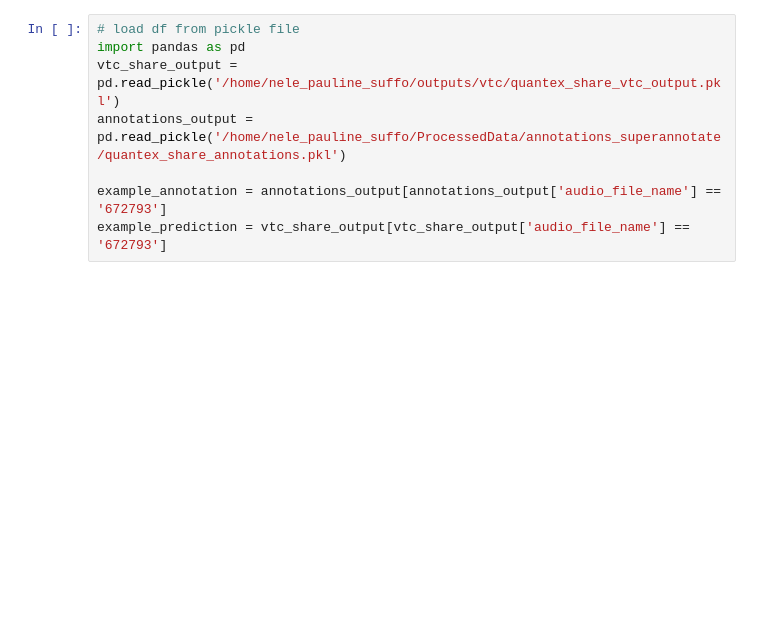
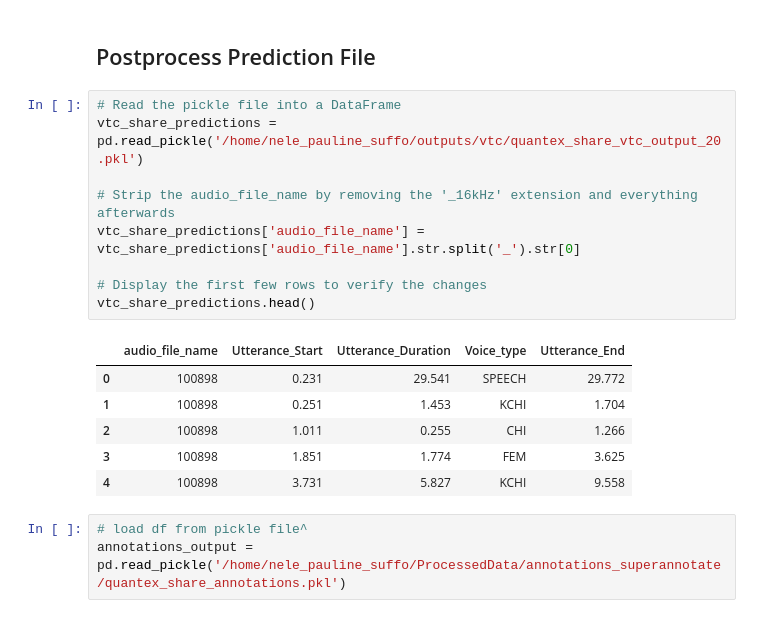
Before and after one commit to neleSuffo/naturalistic-social-analysis, a Jupyter notebook: notebooks/vtc_evaluation.ipynb, the cells around one changed output. Cells and saved outputs as stored; diff of their text form; blank space fills up the shorter version.

```diff
--- a/notebooks/vtc_evaluation.ipynb
+++ b/notebooks/vtc_evaluation.ipynb
@@ -19,8 +28,21 @@ combined_df.to_pickle('/home/nele_pauline_suffo/ProcessedData/annotations_supera
+# %% [markdown]
+## Postprocess Prediction File
+# %%
+# Read the pickle file into a DataFrame
+vtc_share_predictions = pd.read_pickle('/home/nele_pauline_suffo/outputs/vtc/quantex_share_vtc_output_20.pkl')
+
+# Strip the audio_file_name by removing the '_16kHz' extension and everything afterwards
+vtc_share_predictions['audio_file_name'] = vtc_share_predictions['audio_file_name'].str.split('_').str[0]
+
+# Display the first few rows to verify the changes
+vtc_share_predictions.head()
+# %% [output]
+|  | audio_file_name | Utterance_Start | Utterance_Duration | Voice_type | Utterance_End |
+| 0 | 100898 | 0.231 | 29.541 | SPEECH | 29.772 |
+| 1 | 100898 | 0.251 | 1.453 | KCHI | 1.704 |
+| 2 | 100898 | 1.011 | 0.255 | CHI | 1.266 |
+| 3 | 100898 | 1.851 | 1.774 | FEM | 3.625 |
+| 4 | 100898 | 3.731 | 5.827 | KCHI | 9.558 |
 # %%
-# load df from pickle file
-import pandas as pd
-vtc_share_output = pd.read_pickle('/home/nele_pauline_suffo/outputs/vtc/quantex_share_vtc_output.pkl')
+# load df from pickle file^
 annotations_output = pd.read_pickle('/home/nele_pauline_suffo/ProcessedData/annotations_superannotate/quantex_share_annotations.pkl')
-
-example_annotation = annotations_output[annotations_output['audio_file_name'] == '672793']
-example_prediction = vtc_share_output[vtc_share_output['audio_file_name'] == '672793']
```
Also changed, not shown: parts of 14 cells of this notebook, 1 other file.
